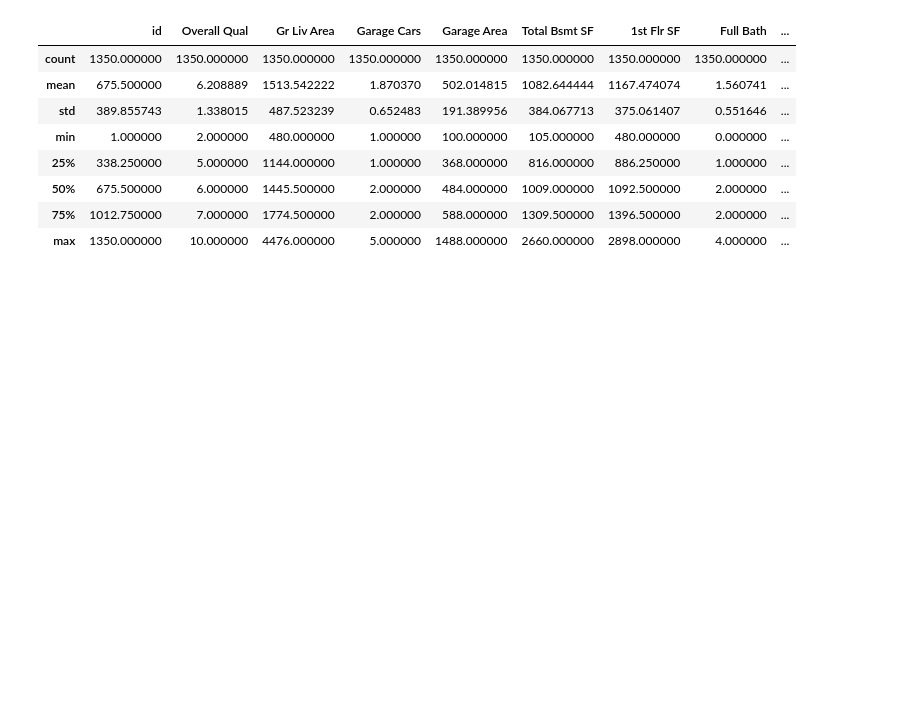
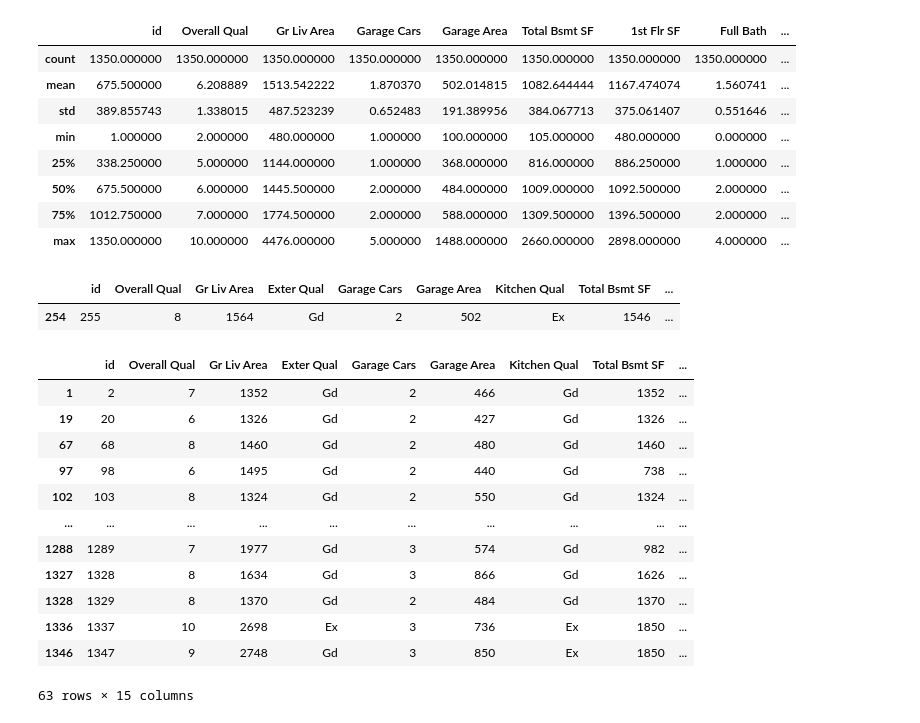
Before and after one commit to moveformyfuture/House_Price_Expectation, a Jupyter notebook: House_Price_Expectation_ETR+RF+GBR+XGB+HGB+NGB+CAT.ipynb, the cells around one changed output. Saved outputs shown, nothing was run; the diff lists cells and outputs as text; code cells hidden in the pictures; blank space fills up the shorter version.

```diff
--- a/House_Price_Expectation_ETR+RF+GBR+XGB+HGB+NGB+CAT.ipynb
+++ b/House_Price_Expectation_ETR+RF+GBR+XGB+HGB+NGB+CAT.ipynb
@@ -35,3 +35,24 @@ x_train.describe()
 | 50% | 675.500000 | 6.000000 | 1445.500000 | 2.000000 | 484.000000 | 1009.000000 | 1092.500000 | 2.000000 | ... |
 | 75% | 1012.750000 | 7.000000 | 1774.500000 | 2.000000 | 588.000000 | 1309.500000 | 1396.500000 | 2.000000 | ... |
 | max | 1350.000000 | 10.000000 | 4476.000000 | 5.000000 | 1488.000000 | 2660.000000 | 2898.000000 | 4.000000 | ... |
+# %%
+x_train[x_train['Garage Yr Blt']>=2022]
+# %% [output]
+|  | id | Overall Qual | Gr Liv Area | Exter Qual | Garage Cars | Garage Area | Kitchen Qual | Total Bsmt SF | ... |
+| 254 | 255 | 8 | 1564 | Gd | 2 | 502 | Ex | 1546 | ... |
+# %%
+x_train[x_train['Year Built']==2006]
+# %% [output]
+|  | id | Overall Qual | Gr Liv Area | Exter Qual | Garage Cars | Garage Area | Kitchen Qual | Total Bsmt SF | ... |
+| 1 | 2 | 7 | 1352 | Gd | 2 | 466 | Gd | 1352 | ... |
+| 19 | 20 | 6 | 1326 | Gd | 2 | 427 | Gd | 1326 | ... |
+| 67 | 68 | 8 | 1460 | Gd | 2 | 480 | Gd | 1460 | ... |
+| 97 | 98 | 6 | 1495 | Gd | 2 | 440 | Gd | 738 | ... |
+| 102 | 103 | 8 | 1324 | Gd | 2 | 550 | Gd | 1324 | ... |
+| ... | ... | ... | ... | ... | ... | ... | ... | ... | ... |
+| 1288 | 1289 | 7 | 1977 | Gd | 3 | 574 | Gd | 982 | ... |
+| 1327 | 1328 | 8 | 1634 | Gd | 3 | 866 | Gd | 1626 | ... |
+| 1328 | 1329 | 8 | 1370 | Gd | 2 | 484 | Gd | 1370 | ... |
+| 1336 | 1337 | 10 | 2698 | Ex | 3 | 736 | Ex | 1850 | ... |
+| 1346 | 1347 | 9 | 2748 | Gd | 3 | 850 | Ex | 1850 | ... |
+63 rows × 15 columns
```
Also changed, not shown: parts of 5 cells of this notebook.
